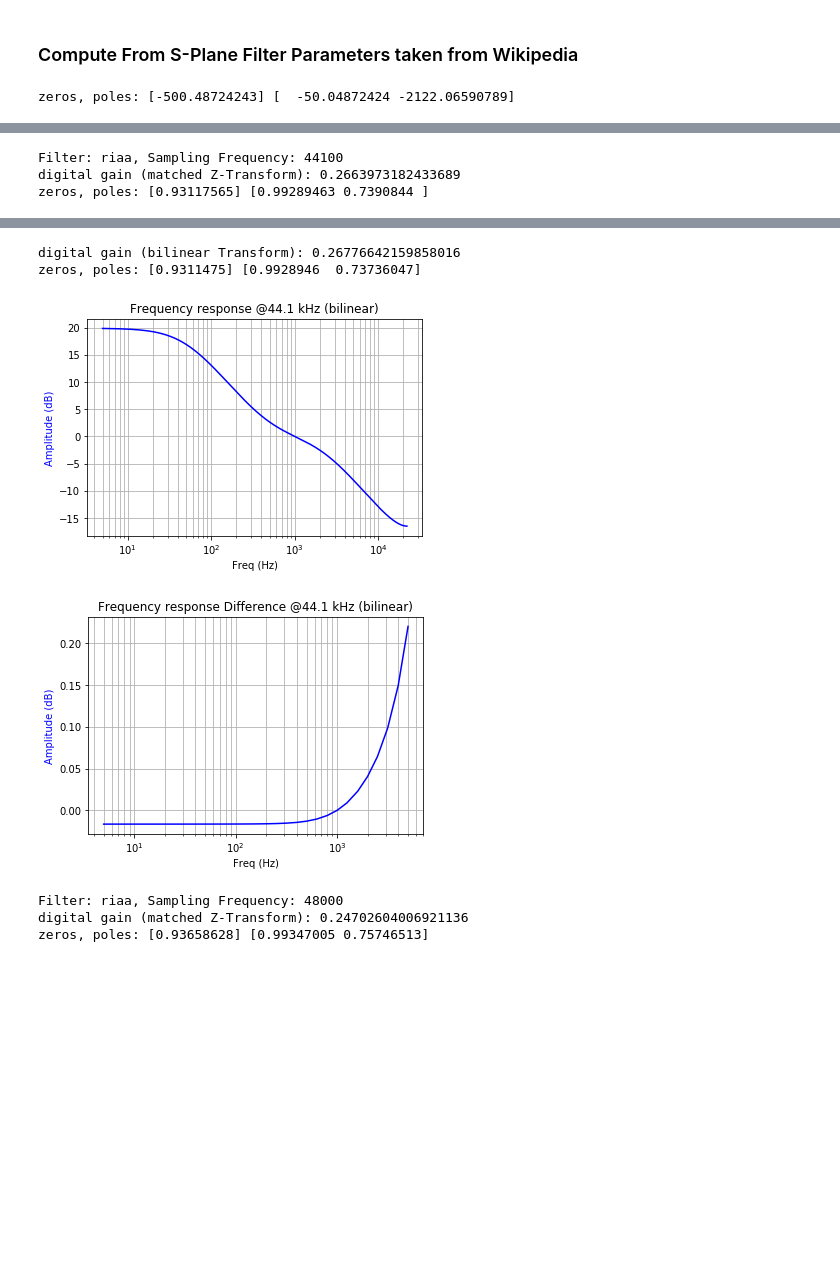
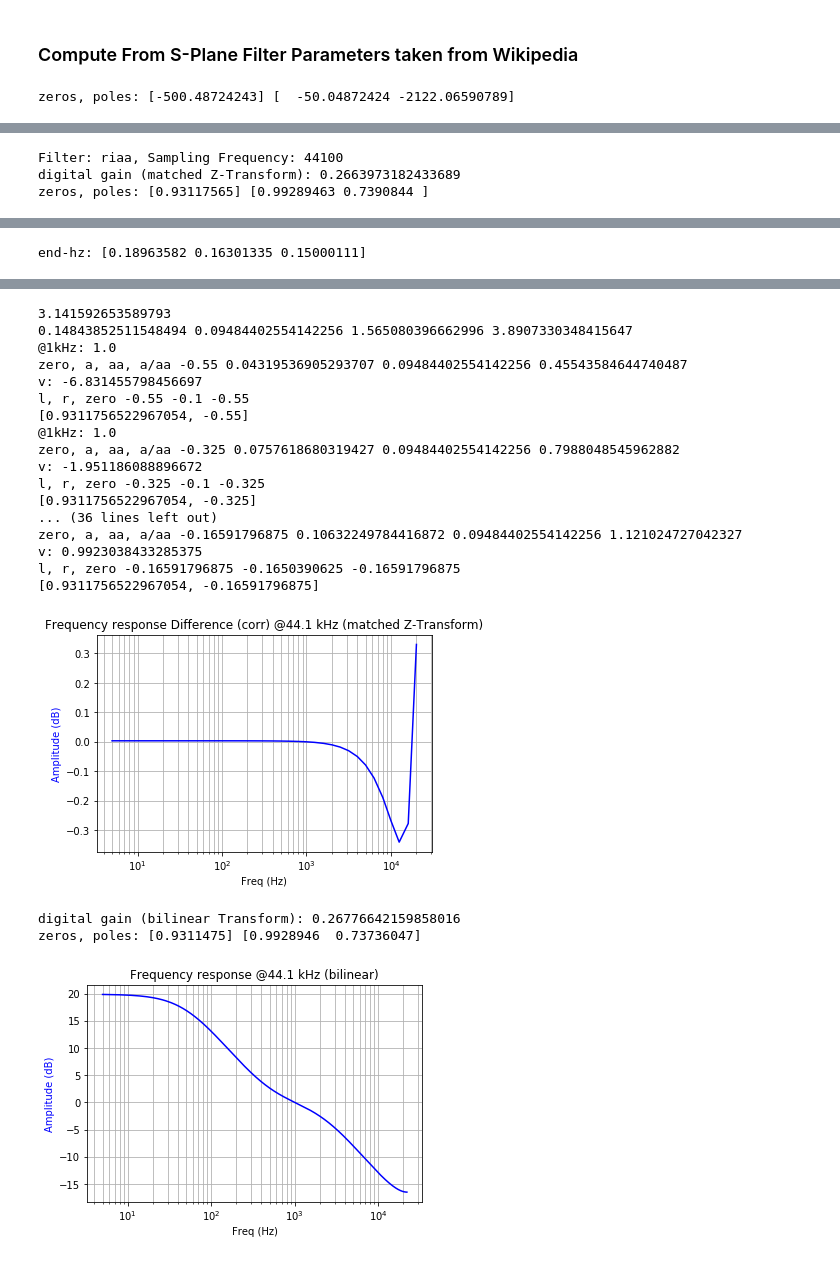
Before and after one commit to schlatterbeck/filter-optimizer, a Jupyter notebook: RIAA.ipynb, the cells around one changed output, grey strips where cells are left out. Drawn from its saved outputs; the diff is of its cells as text; code cells hidden in the pictures; blank space fills up the shorter version.

Commit message:
Add additional zero to reduce error at high freq

```diff
--- a/RIAA.ipynb
+++ b/RIAA.ipynb
@@ -105,6 +105,7 @@ def update_conjugate_complex (numbers) :
 def compute_analog_filter (zeros, poles) :
     """ Compute analog filter from given zeros and poles
         Note that we normalize the filter to 0dB gain @zkHz
+        See below for the conversion of T to f
     """
     filts  = signal.lti (-1 / (zeros * np.pi * 2), -1 / (poles * np.pi * 2), 1.0)
     w, h   = signal.freqs_zpk (filts.zeros, filts.poles, filts.gain, [1000])
@@ -528,7 +533,12 @@ for filter in [riaa] :
 
     for fs in (44100., 48000., 88200., 96000.) :
         print ("Filter: %s, Sampling Frequency: %d" % (filter ['name'], fs))
-        rd = plot_range_digi (fs, audacity_frq [:-8])
+        f1kHz = 1000 / fs * np.pi * 2
+        rd = plot_range_digi (fs, audacity_frq)
+        fmax = fs / 2
+        fmax_d = (fmax / fs * 2 * np.pi)
+        w, h = signal.freqs_zpk (filts.zeros, filts.poles, filts.gain, [fmax])
+        abs_h_analog_fmax = abs (h [0])
 
         # Convert by Matched Z-Transform to digital filter
         zzeros = np.exp (filts.zeros * 2 * np.pi / fs)
@@ -536,7 +546,7 @@ for filter in [riaa] :
         filtz  = signal.lti (zzeros, zpoles, 1.0)
         #pole_zero_plot (filtz.poles, filtz.zeros, title = '(Matched Z-Transform)')
         # Adjust gain to 0dB @1kHz
-        wz, hz = signal.freqz_zpk (filtz.zeros, filtz.poles, filtz.gain, [1000 / fs * np.pi * 2])
+        wz, hz = signal.freqz_zpk (filtz.zeros, filtz.poles, filtz.gain, [f1kHz])
         filtz.gain = filtz.gain / abs (hz [0])
         print ("digital gain (matched Z-Transform):", filtz.gain)
         print ("zeros, poles:", filtz.zeros, filtz.poles)
@@ -544,7 +554,48 @@ for filter in [riaa] :
         title = '@%s kHz (matched Z-Transform)' % (fs / 1000)
         plot_response (wz, hz, title = title, fs = fs, logx=1)
         wz, hz = signal.freqz_zpk (filtz.zeros, filtz.poles, filtz.gain, rd)
+        print ('end-hz:', abs (hz [-3:]))
         plot_response (rd, abs (hz) / abs (r_a_h [:len(rd)]), fs = fs, title = 'Difference ' + title, logx=1)
+        # Search for a pole in the range -0.5..-1 to dampen the response @fs/2
+        z = list (filtz.zeros)
+        zero = -0.75
+        z.append (zero)
+        l = -1
+        r = -0.1
+        e = 0.0001
+        print (fmax_d)
+        w, h = signal.freqz_zpk (filtz.zeros, filtz.poles, filtz.gain, [fmax_d])
+        print (abs (h [0]), abs_h_analog_fmax, abs (h [0]) / abs_h_analog_fmax, 20 * np.log10 (abs (h [0]) / abs_h_analog_fmax))
+        g = filtz.gain
+        for k in range (10) :
+            zero   = (l + r) / 2
+            z [-1] = zero
+            w, h = signal.freqz_zpk (z, filtz.poles, g, [f1kHz])
+            g = g / h [0]
+            w, h = signal.freqz_zpk (z, filtz.poles, g, [fmax_d, f1kHz])
+            print ('@1kHz:', abs (h [1]))
+            print ("zero, a, aa, a/aa", zero, abs (h [0]), abs_h_analog_fmax, abs (h [0]) / abs_h_analog_fmax)
+            v = 20 * np.log10 (abs (h [0]) / abs_h_analog_fmax)
+            print ('v:', v)
+            if abs (v - 1) < e :
+                break
+            if v < 1 :
+                l = zero
+            else :
+                r = zero
+            print ('l, r, zero', l, r, zero)
+            print (z)
+            #wz, hz = signal.freqz_zpk (z, filtz.poles, g, rd)
+            #plot_response (rd, abs (hz) / abs (r_a_h [:len(rd)]), fs = fs, title = 'Iter: %s' % k, logx=1)
+        w, h = signal.freqz_zpk (z, filtz.poles, g, [f1kHz])
+        g = g / h [0]
+        filtz.zeros = np.array (z)
+        filtz.gain  = g
+        #pole_zero_plot (filtz.poles, filtz.zeros)
+        #w, h = signal.freqz_zpk (filtz.zeros, filtz.poles, filtz.gain, [fs])
+        #print (fs, abs (h [0]), abs_h_analog_fmax)
+        wz, hz = signal.freqz_zpk (filtz.zeros, filtz.poles, filtz.gain, rd)
+        plot_response (rd, abs (hz) / abs (r_a_h [:len(rd)]), fs = fs, title = 'Difference (corr) ' + title, logx=1)
 
         # Convert by bilinear transform
         filtz = signal.lti (*signal.bilinear_zpk (filts.zeros * 2 * np.pi, filts.poles * 2 * np.pi, filts.gain, fs))
@@ -570,3 +621,4 @@ Filter: riaa, Sampling Frequency: 44100
 digital gain (matched Z-Transform): 0.2663973182433689
 zeros, poles: [0.93117565] [0.99289463 0.7390844 ]
 [figure]
+end-hz: [0.18963582 0.16301335 0.15000111]
@@ -574,7 +626,21 @@ zeros, poles: [0.93117565] [0.99289463 0.7390844 ]
-digital gain (bilinear Transform): 0.26776642159858016
-zeros, poles: [0.9311475] [0.9928946  0.73736047]
+3.141592653589793
+0.14843852511548494 0.09484402554142256 1.565080396662996 3.8907330348415647
+@1kHz: 1.0
+zero, a, aa, a/aa -0.55 0.04319536905293707 0.09484402554142256 0.45543584644740487
+v: -6.831455798456697
+l, r, zero -0.55 -0.1 -0.55
+[0.9311756522967054, -0.55]
+@1kHz: 1.0
+zero, a, aa, a/aa -0.325 0.0757618680319427 0.09484402554142256 0.7988048545962882
+v: -1.951186088896672
+l, r, zero -0.325 -0.1 -0.325
+[0.9311756522967054, -0.325]
+... (36 lines left out)
+zero, a, aa, a/aa -0.16591796875 0.10632249784416872 0.09484402554142256 1.121024727042327
+v: 0.9923038433285375
+l, r, zero -0.16591796875 -0.1650390625 -0.16591796875
+[0.9311756522967054, -0.16591796875]
-[figure, old version]
+[figure, new version]
+digital gain (bilinear Transform): 0.26776642159858016
+zeros, poles: [0.9311475] [0.9928946  0.73736047]
-[figure, old version]
+[figure, new version]
-Filter: riaa, Sampling Frequency: 48000
-digital gain (matched Z-Transform): 0.24702604006921136
-zeros, poles: [0.93658628] [0.99347005 0.75746513]
```
Also changed, not shown: parts of 3 cells of this notebook.
